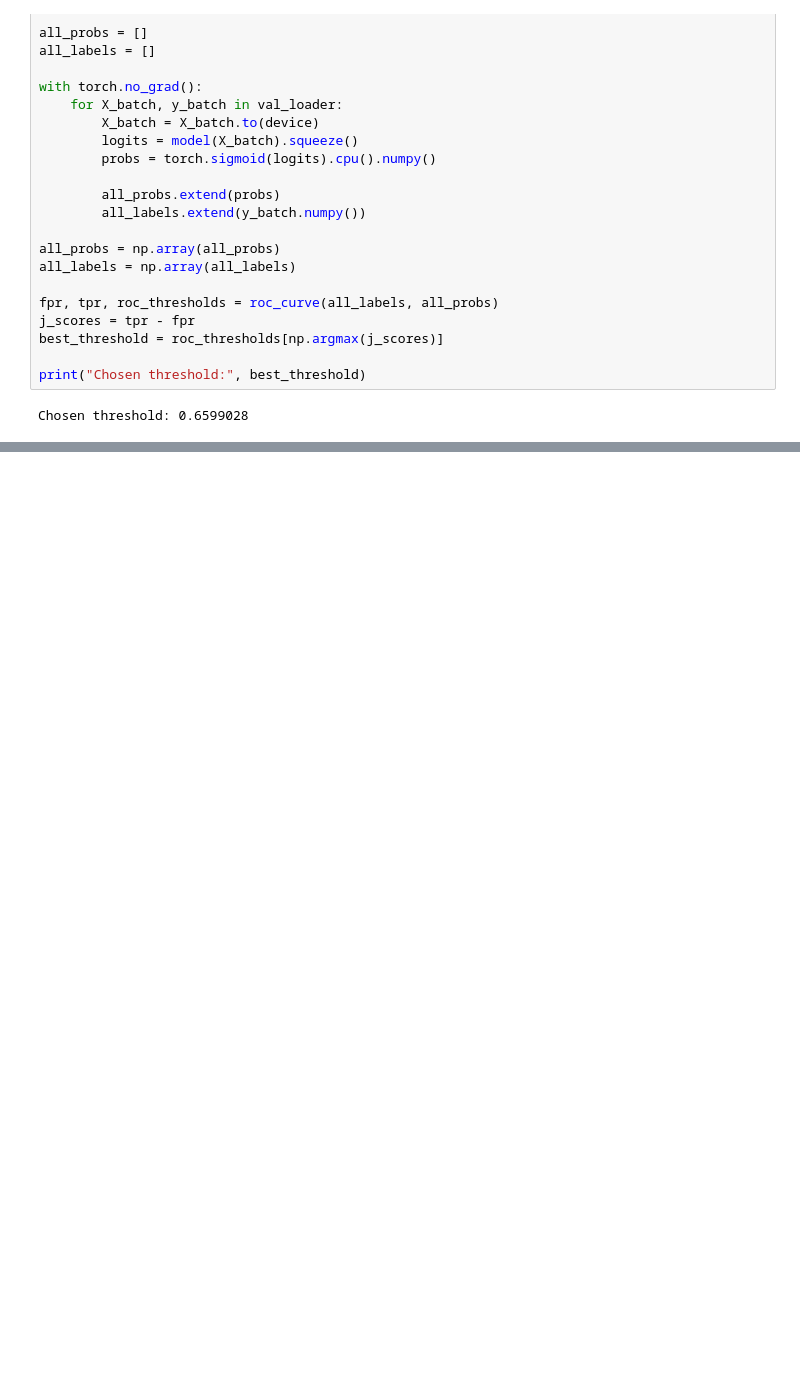
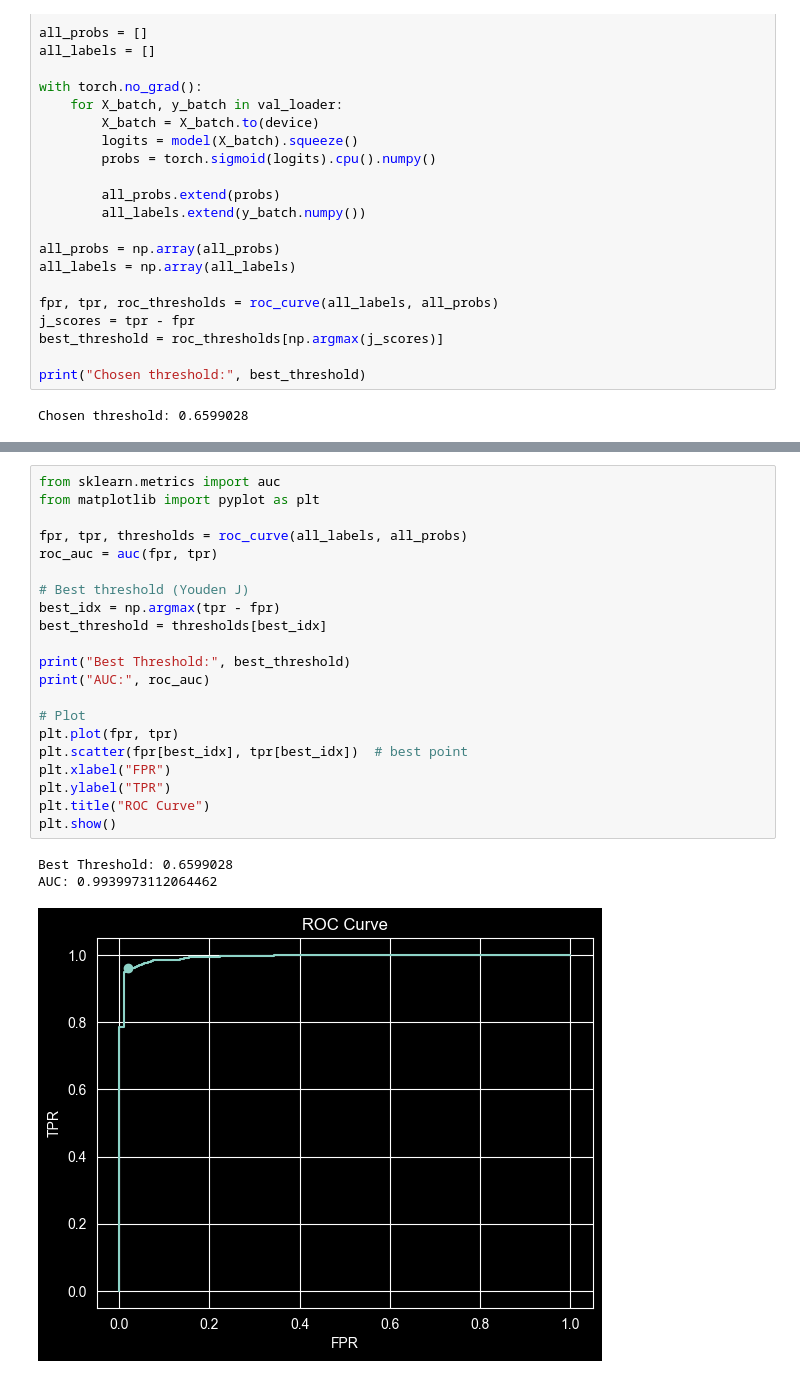
Before and after one commit to pranjal0jais/Mini-Project-6th-Sem, a Jupyter notebook: Phase_1_Classifier/pneumonia_detection_pytorch_phase_1.ipynb, the cells around one changed output, grey strips where cells are left out. Saved outputs shown, nothing was run; the diff lists cells and outputs as text; blank space fills up the shorter version.

```diff
--- a/Phase_1_Classifier/pneumonia_detection_pytorch_phase_1.ipynb
+++ b/Phase_1_Classifier/pneumonia_detection_pytorch_phase_1.ipynb
@@ -199,0 +200,25 @@ weighted avg       0.97      0.97      0.97       783
+# %%
+from sklearn.metrics import auc
+from matplotlib import pyplot as plt
+
+fpr, tpr, thresholds = roc_curve(all_labels, all_probs)
+roc_auc = auc(fpr, tpr)
+
+# Best threshold (Youden J)
+best_idx = np.argmax(tpr - fpr)
+best_threshold = thresholds[best_idx]
+
+print("Best Threshold:", best_threshold)
+print("AUC:", roc_auc)
+
+# Plot
+plt.plot(fpr, tpr)
+plt.scatter(fpr[best_idx], tpr[best_idx])  # best point
+plt.xlabel("FPR")
+plt.ylabel("TPR")
+plt.title("ROC Curve")
+plt.show()
+# %% [output]
+Best Threshold: 0.6599028
+AUC: 0.9939973112064462
+[figure, added]
```
Also changed, not shown: parts of 3 cells of this notebook, 4 other files.
